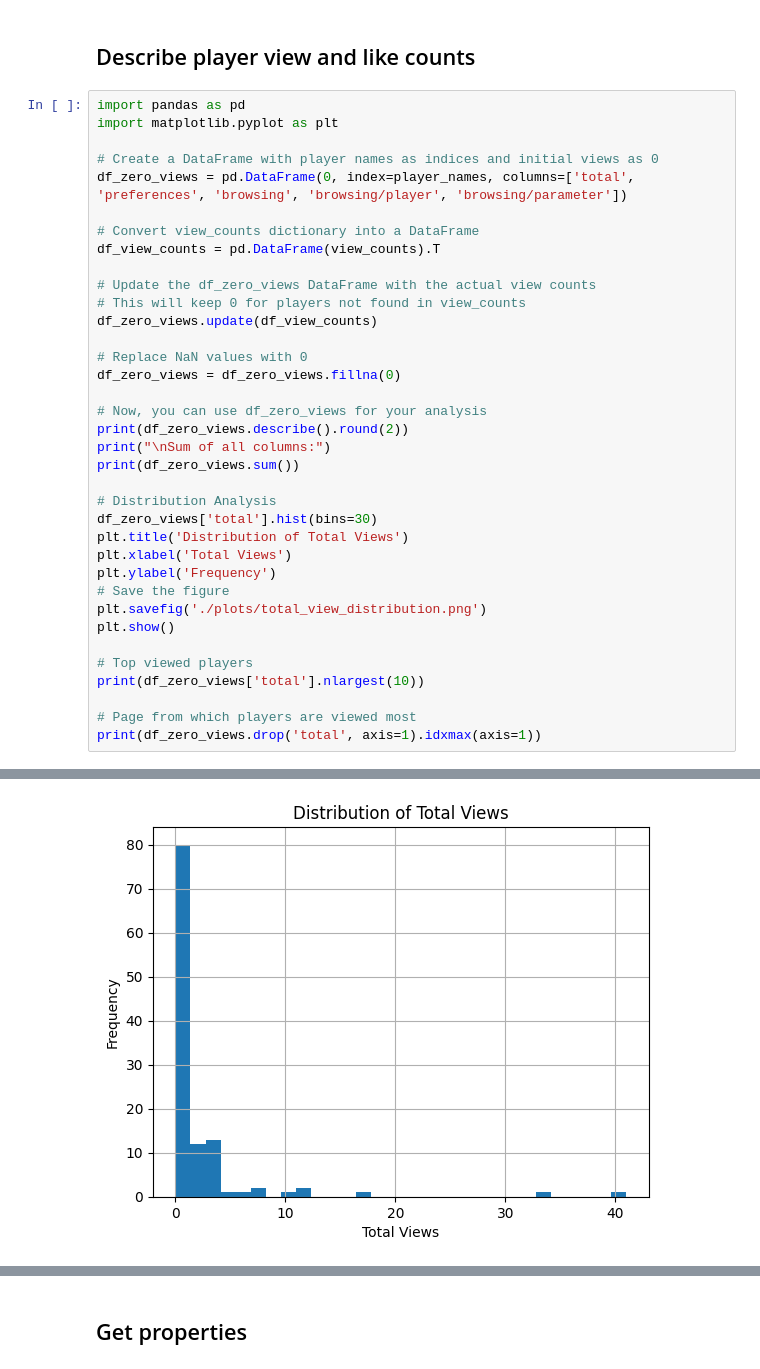
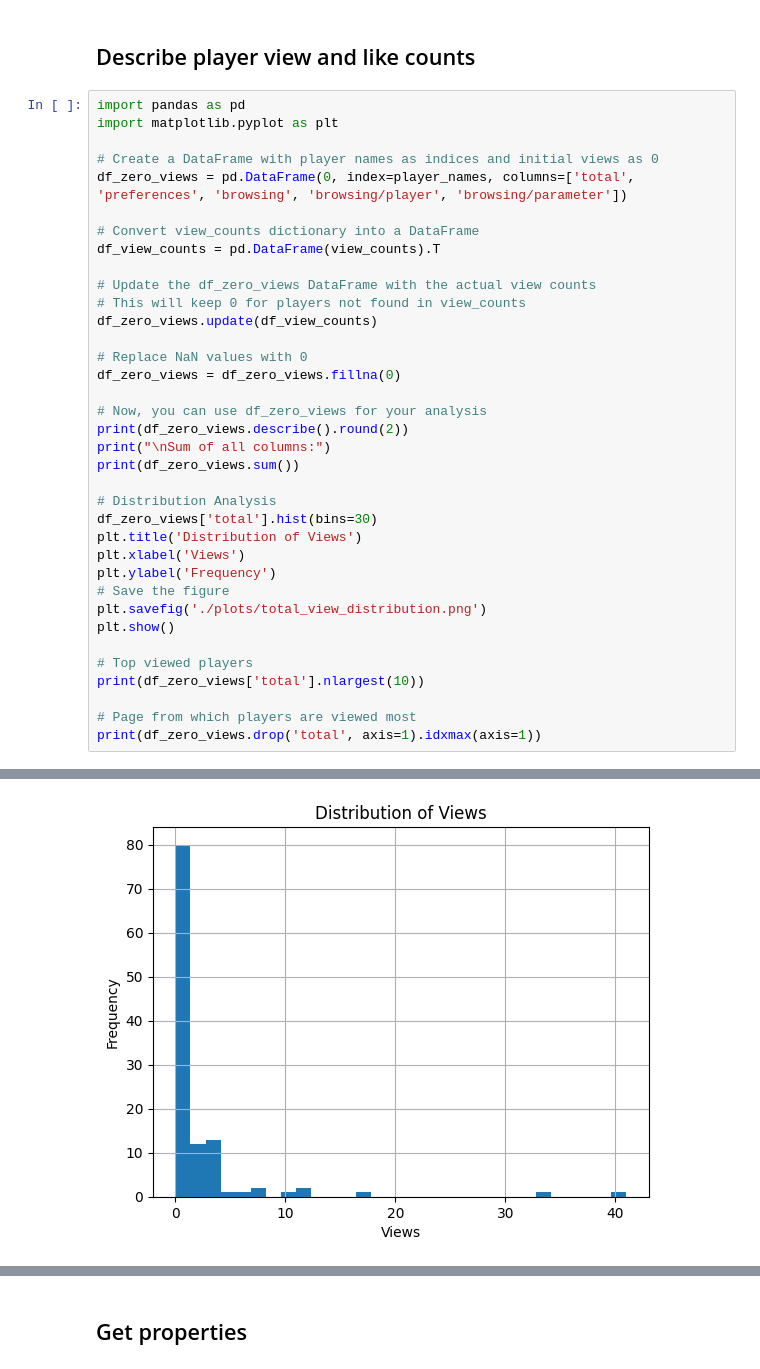
Before and after one commit to AsafKed/tennis-router, a Jupyter notebook: backend/analysis.ipynb, the cells around one changed output, grey strips where cells are left out. Saved outputs shown, nothing was run; the diff lists cells and outputs as text.

```diff
--- a/backend/analysis.ipynb
+++ b/backend/analysis.ipynb
@@ -161,37 +161,37 @@ print(df_zero_views.sum())
 
 # Distribution Analysis
 df_zero_views['total'].hist(bins=30)
-plt.title('Distribution of Total Views')
-plt.xlabel('Total Views')
+plt.title('Distribution of Views')
+plt.xlabel('Views')
 plt.ylabel('Frequency')
 # Save the figure
 plt.savefig('./plots/total_view_distribution.png')
 plt.show()
 
 # Top viewed players
 print(df_zero_views['total'].nlargest(10))
 
 # Page from which players are viewed most
 print(df_zero_views.drop('total', axis=1).idxmax(axis=1))
 # %% [output]
         total  preferences  browsing  browsing/player  browsing/parameter
 count  115.00       115.00    115.00           115.00              115.00
 mean     1.97         0.04      0.04             1.79                0.10
 std      5.47         0.38      0.20             4.75                0.56
 min      0.00         0.00      0.00             0.00                0.00
 25%      0.00         0.00      0.00             0.00                0.00
 50%      0.00         0.00      0.00             0.00                0.00
 75%      2.00         0.00      0.00             2.00                0.00
 max     41.00         4.00      1.00            34.00                5.00
 
 Sum of all columns:
 total                 227
 preferences             5
 browsing                5
 browsing/player       206
 browsing/parameter     11
 dtype: int64
-[figure, old version]
+[figure, new version]
 Daniil Medvedev          41
 Elise Mertens            34
 Tallon Griekspoor        17
```
Also changed, not shown: parts of 10 cells of this notebook, 6 other files.
